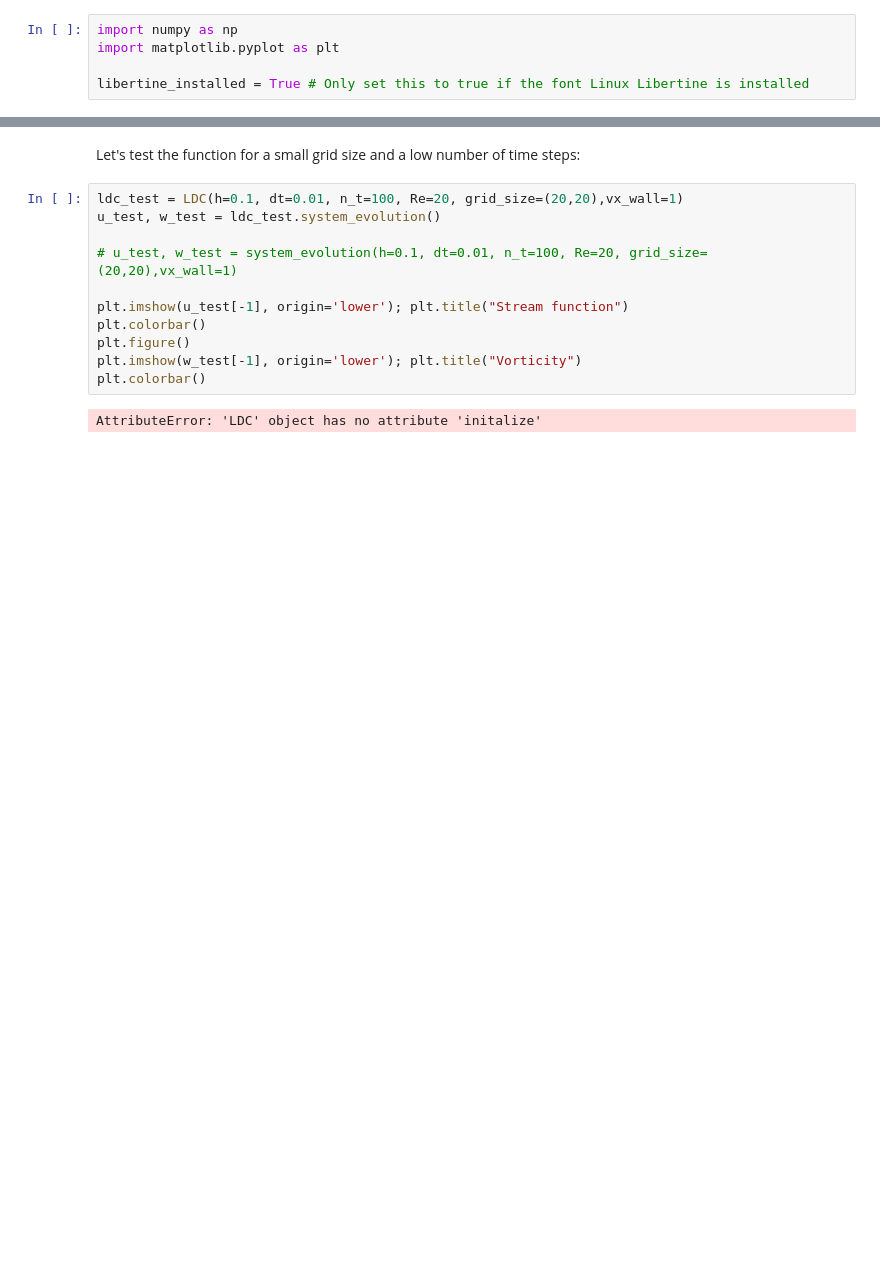
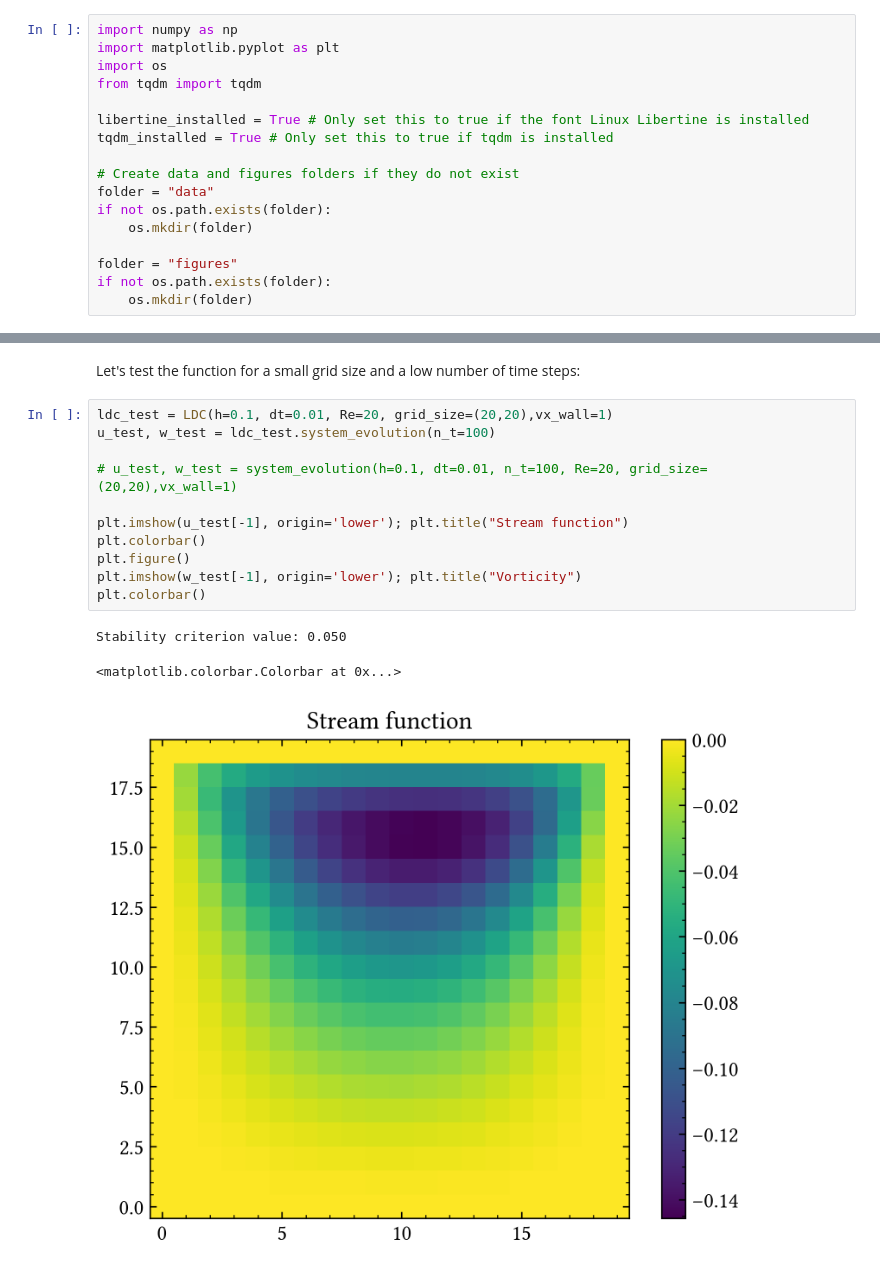
Before and after one commit to Fubinii/FD_fluid_dynamics, a Jupyter notebook: FD_fluid_dynamics.ipynb, the cells around one changed output, grey strips where cells are left out. Drawn from its saved outputs; the diff is of its cells as text; blank space fills up the shorter version.

```diff
--- a/FD_fluid_dynamics.ipynb
+++ b/FD_fluid_dynamics.ipynb
@@ -4,5 +13,17 @@
 # %%
 import numpy as np
 import matplotlib.pyplot as plt
+import os
+from tqdm import tqdm
 
 libertine_installed = True # Only set this to true if the font Linux Libertine is installed
+tqdm_installed = True # Only set this to true if tqdm is installed
+
+# Create data and figures folders if they do not exist
+folder = "data"
+if not os.path.exists(folder):
+    os.mkdir(folder)
+
+folder = "figures"
+if not os.path.exists(folder):
+    os.mkdir(folder)
@@ -137,15 +207,17 @@ class LDC:
 # %% [markdown]
 Let's test the function for a small grid size and a low number of time steps:
 # %%
-ldc_test = LDC(h=0.1, dt=0.01, n_t=100, Re=20, grid_size=(20,20),vx_wall=1)
-u_test, w_test = ldc_test.system_evolution()
+ldc_test = LDC(h=0.1, dt=0.01, Re=20, grid_size=(20,20),vx_wall=1)
+u_test, w_test = ldc_test.system_evolution(n_t=100)
 
 # u_test, w_test = system_evolution(h=0.1, dt=0.01, n_t=100, Re=20, grid_size=(20,20),vx_wall=1)
 
 plt.imshow(u_test[-1], origin='lower'); plt.title("Stream function")
 plt.colorbar()
 plt.figure()
 plt.imshow(w_test[-1], origin='lower'); plt.title("Vorticity")
 plt.colorbar()
 # %% [output]
-AttributeError: 'LDC' object has no attribute 'initalize'
+Stability criterion value: 0.050
+<matplotlib.colorbar.Colorbar at 0x...>
+[figure, added]
```
Also changed, not shown: parts of 9 cells of this notebook, 4 other files.
